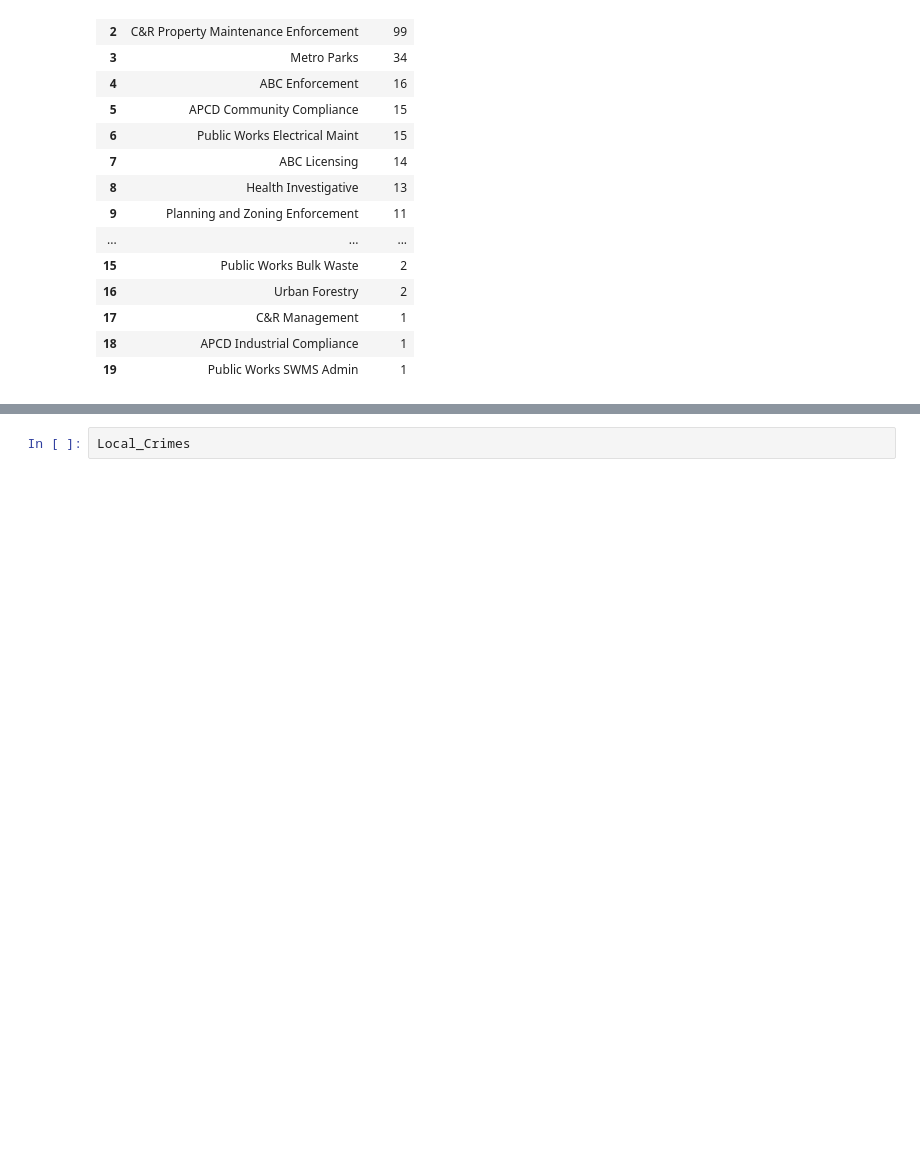
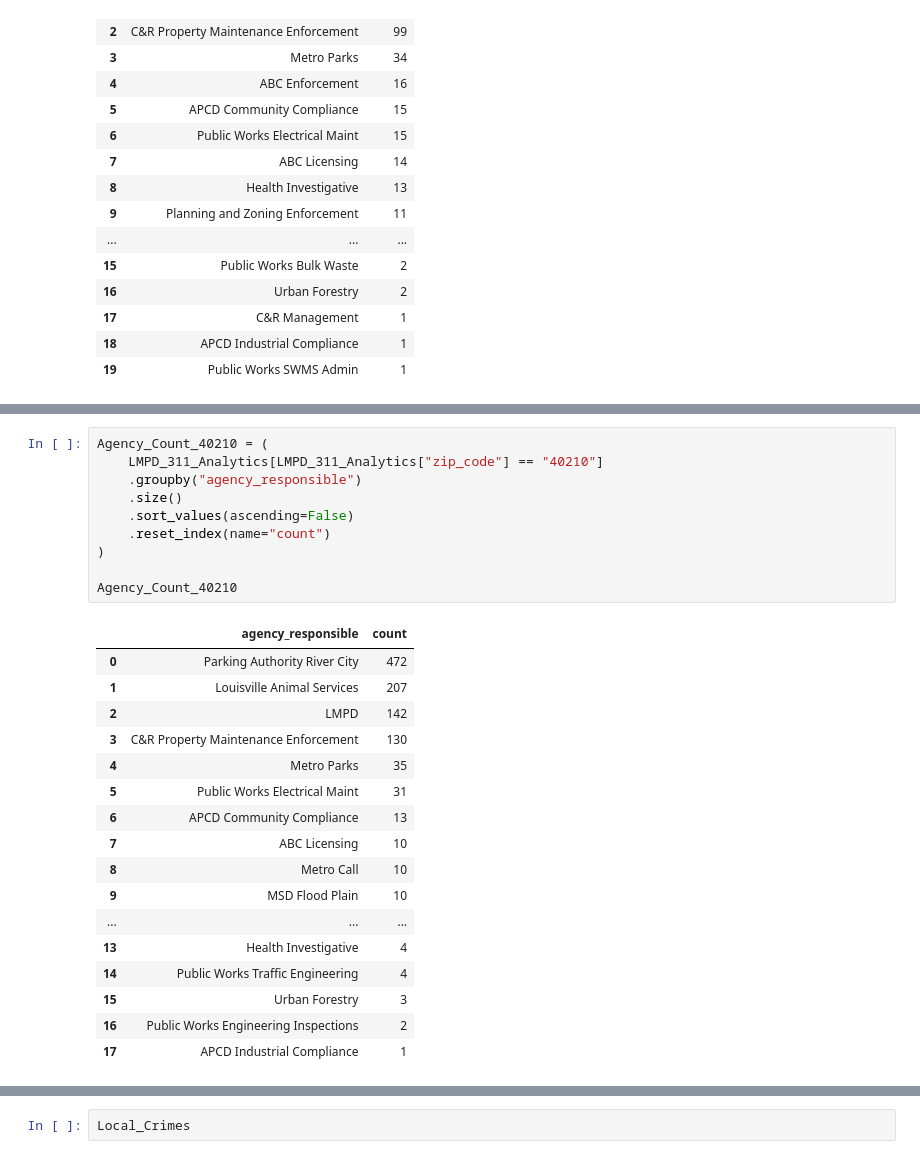
Before and after one commit to ZakM2000/Criminal_Analysis, a Jupyter notebook: Notebooks/LMPD_Crime_Analytics.ipynb, the cells around one changed output, grey strips where cells are left out. Drawn from its saved outputs; the diff is of its cells as text; blank space fills up the shorter version.

```diff
--- a/Notebooks/LMPD_Crime_Analytics.ipynb
+++ b/Notebooks/LMPD_Crime_Analytics.ipynb
@@ -1571,0 +1494,28 @@ Agency_Count_40219
+# %%
+Agency_Count_40210 = (
+    LMPD_311_Analytics[LMPD_311_Analytics["zip_code"] == "40210"]
+    .groupby("agency_responsible")
+    .size()
+    .sort_values(ascending=False)
+    .reset_index(name="count")
+)
+
+Agency_Count_40210
+# %% [output]
+|  | agency_responsible | count |
+| 0 | Parking Authority River City | 472 |
+| 1 | Louisville Animal Services | 207 |
+| 2 | LMPD | 142 |
+| 3 | C&R Property Maintenance Enforcement | 130 |
+| 4 | Metro Parks | 35 |
+| 5 | Public Works Electrical Maint | 31 |
+| 6 | APCD Community Compliance | 13 |
+| 7 | ABC Licensing | 10 |
+| 8 | Metro Call | 10 |
+| 9 | MSD Flood Plain | 10 |
+| ... | ... | ... |
+| 13 | Health Investigative | 4 |
+| 14 | Public Works Traffic Engineering | 4 |
+| 15 | Urban Forestry | 3 |
+| 16 | Public Works Engineering Inspections | 2 |
+| 17 | APCD Industrial Compliance | 1 |
```
Also changed, not shown: parts of 39 cells of this notebook, 3 other files.
